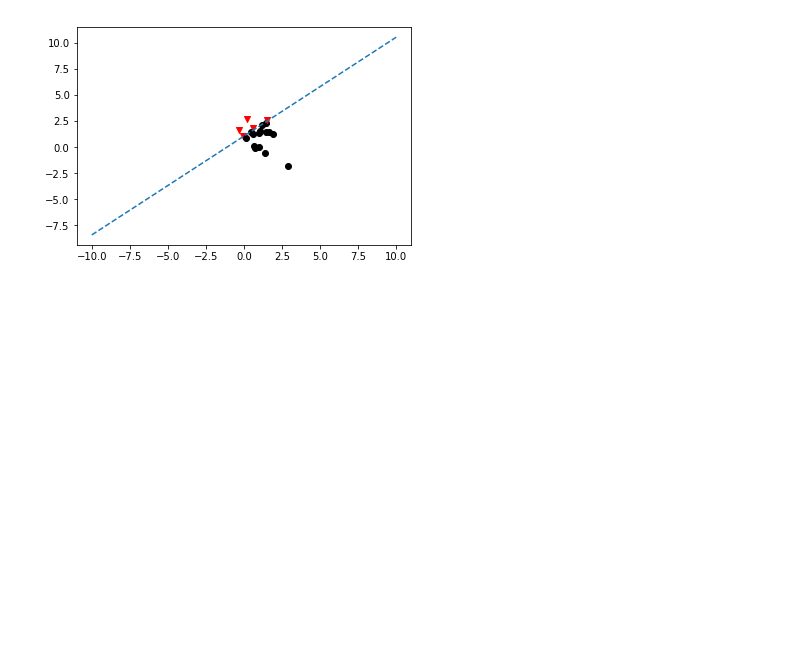
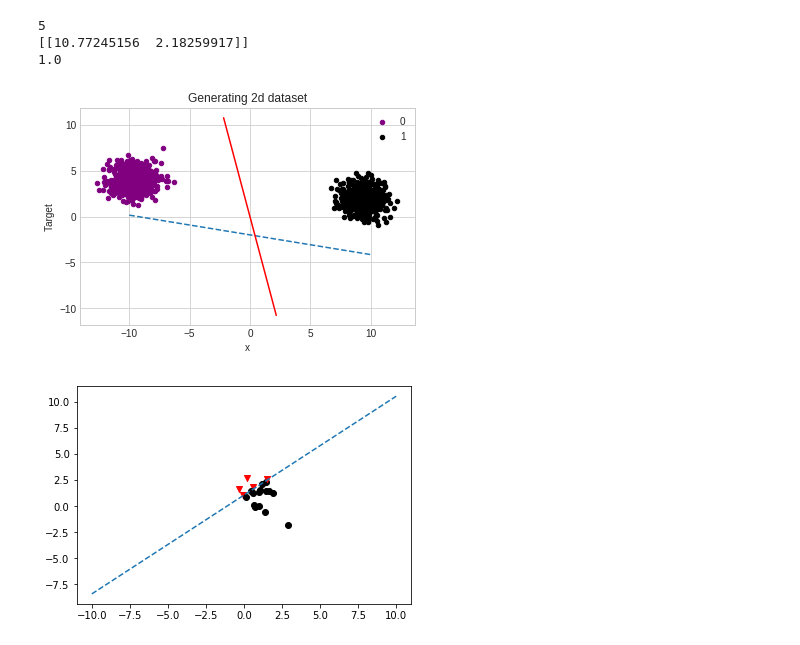
Before and after one commit to moomen91/ML, a Jupyter notebook: 1st_Assignment.ipynb, the cells around one changed output. Drawn from its saved outputs; the diff is of its cells as text; code cells hidden in the pictures; blank space fills up the shorter version.

Commit message:
Adding the classifier

```diff
--- a/1st_Assignment.ipynb
+++ b/1st_Assignment.ipynb
@@ -133,3 +63,59 @@ predicted = 1, expected = 1
+# %%
+# Apply the perceptron learning algorithm
+# Strategy: I need to apply the classifier on the dataset and then I will need the same data drawing
+# from above and then I need to plot the line of perceptron which I can get from the git code. Try
+# to find a way to plot both lines together based on the points in the pdf.
+# Finally we continue with what he said but we will probably need plots everywhere
+
+# Generate 2d classification dataset using make_blobs which make make the data linearly seperable
+X, y = make_blobs(n_samples=1000, centers=2, n_features=2)
+# scatter plot, dots colored by class value
+# here the label is the vector of target
+
+df =pd.DataFrame(dict(x=X[:,0], y=X[:,1], label=y))
+colors = {0:'purple', 1:'black'}
+fig, ax = plt.subplots()
+
+
+x_values = np.linspace(-10, 10, 256)
+weights = np.random.randn(2,1)
+# This is an equation to plot a line
+y_values = ((- weights[0] * x_values) - 1) / weights[1]
+# first we plot the random line and then we plot the perceptron decision boundary
+
+plt.plot(x_values, y_values, "--")
+
+
+grouped = df.groupby('label')
+
+# group here is the list of xs and ys that belong to a specific key
+# visualizing the data points
+
+for key, group in grouped:
+    group.plot(ax=ax, kind='scatter', x='x', y='y', label=key, color=colors[key])
+#plt.xticks([i for i in range(-10,10)])
+#plt.yticks([i for i in range(-10,10)])
+plt.ylabel('Target')
+plt.title('Generating 2d dataset')
+
+X_train, X_test, Y_train, Y_test = train_test_split(X,y, test_size=0.4)
+
+clf = Perceptron()
+clf.fit(X_train, Y_train)
+y_pred = clf.predict(X_test)
+print(clf.n_iter_)
+weights2 = clf.coef_
+print(weights2)
+ww1 = [weights2[0][1], -weights2[0][0]]
+ww2 = [-weights2[0][1], weights2[0][0]]
+print(np.mean(y_pred == Y_test))
+plt.plot([ww1[0], ww2[0]], [ww1[1], ww2[1]],color='r',)
+plt.show()
+# %% [output]
+5
+[[10.77245156  2.18259917]]
+1.0
+[figure, added]
 # %%
 import numpy as np
 import matplotlib.pyplot as plt
```
Also changed, not shown: parts of 8 cells of this notebook.
